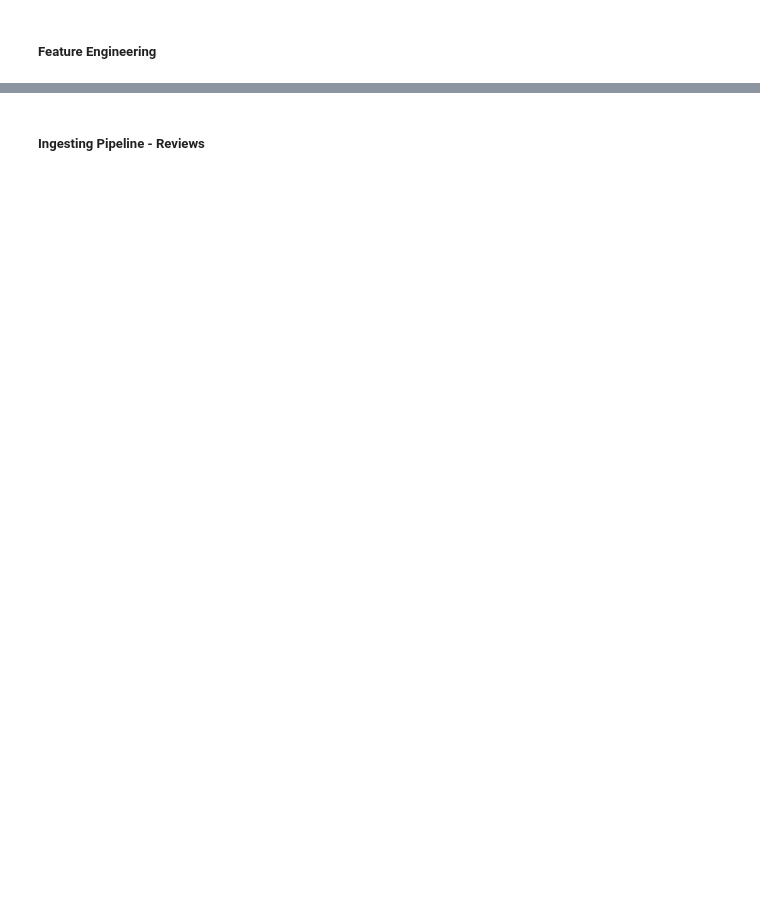
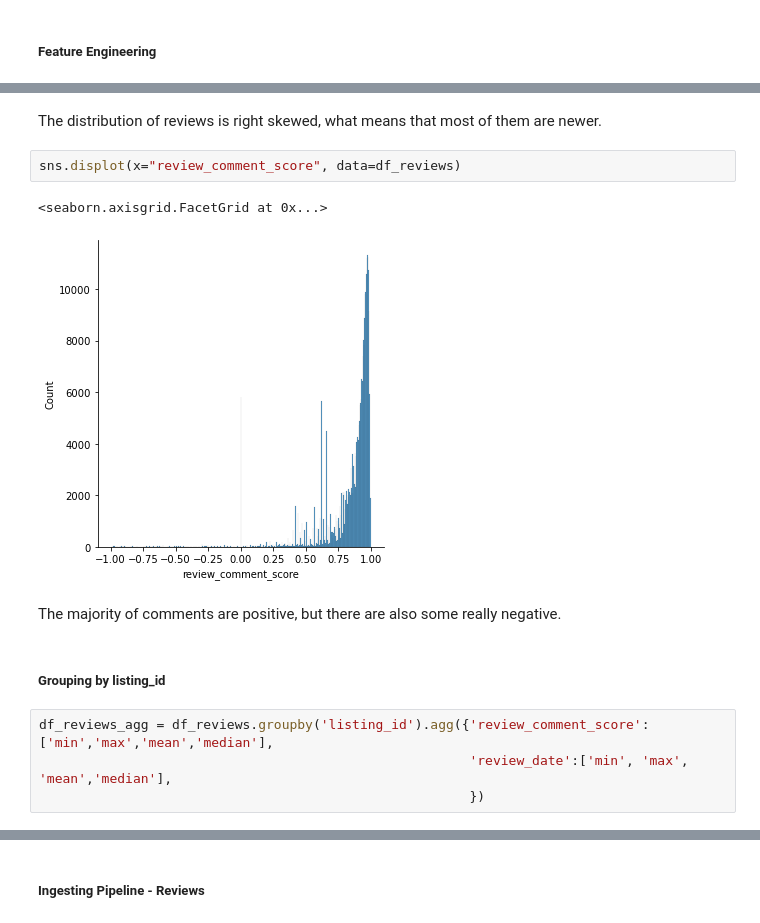
Before and after one commit to vpontello/AirBnb_feature_importance, a Jupyter notebook: DataScience_Post.ipynb, the cells around one changed output, grey strips where cells are left out. Drawn from its saved outputs; the diff is of its cells as text; blank space fills up the shorter version.

```diff
--- a/DataScience_Post.ipynb
+++ b/DataScience_Post.ipynb
@@ -989,0 +1034,15 @@ for field in translated_list:
+# %% [markdown]
+The distribution of reviews is right skewed, what means that most of them are newer.
+# %%
+sns.displot(x="review_comment_score", data=df_reviews)
+# %% [output]
+<seaborn.axisgrid.FacetGrid at 0x...>
+[figure, added]
+# %% [markdown]
+The majority of comments are positive, but there are also some really negative.
+# %% [markdown]
+##### Grouping by listing_id
+# %%
+df_reviews_agg = df_reviews.groupby('listing_id').agg({'review_comment_score':['min','max','mean','median'],
+                                                       'review_date':['min', 'max', 'mean','median'],
+                                                       })
```
Also changed, not shown: parts of 26 cells of this notebook.
